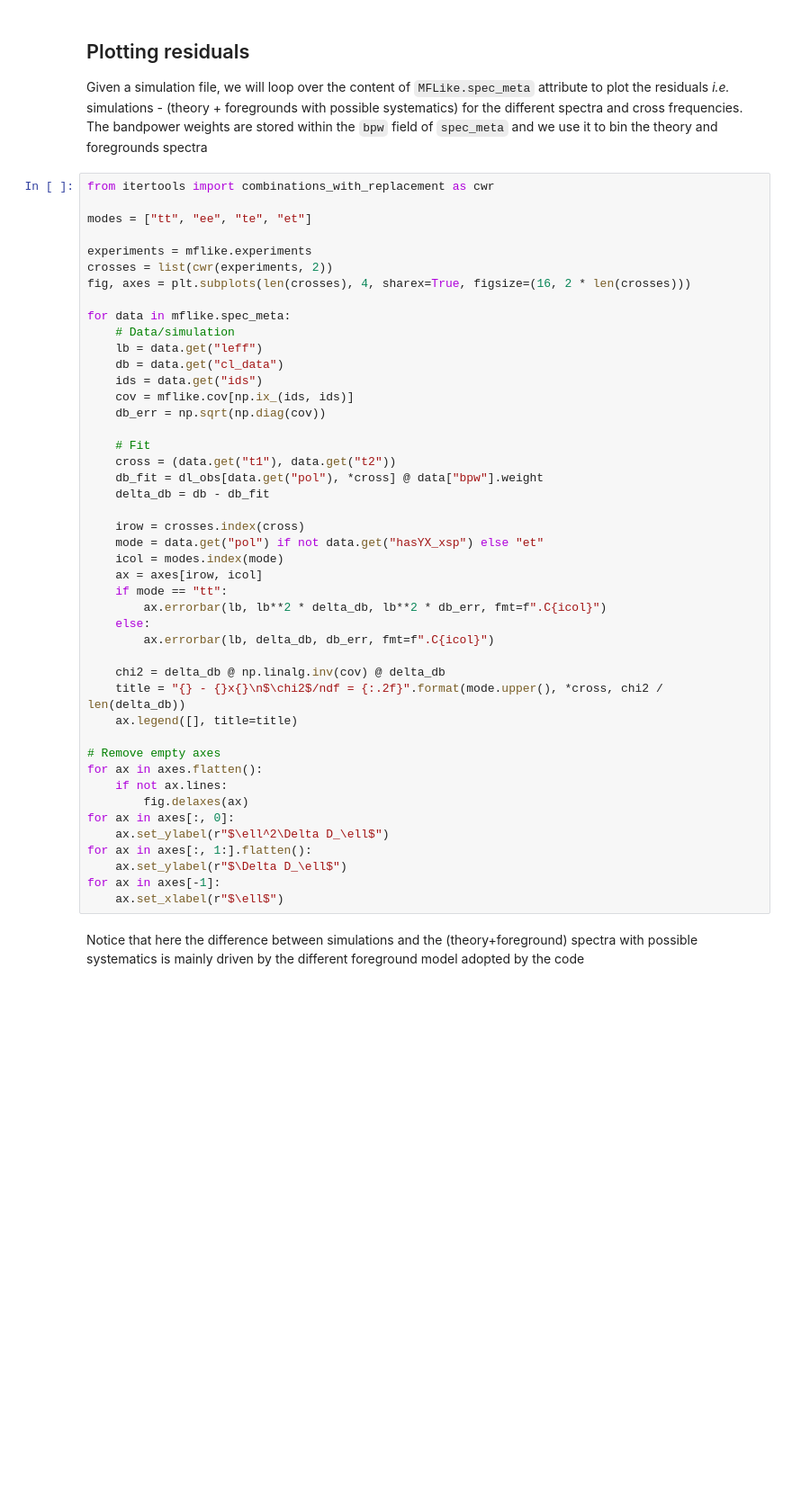
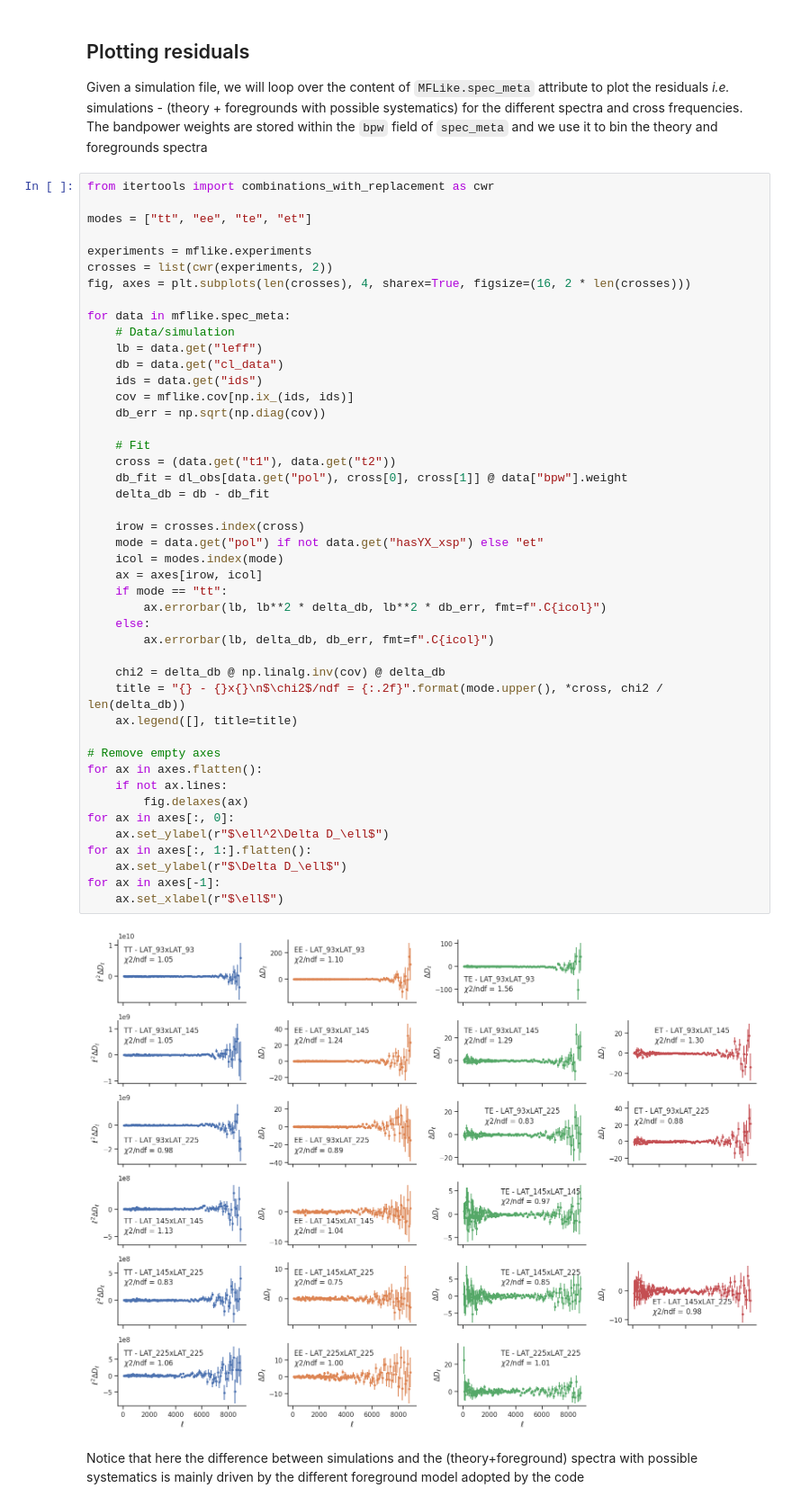
Before and after one commit to simonsobs/LAT_MFLike, a Jupyter notebook: docs/source/notebooks/tutorial_residuals.ipynb, the cells around one changed output. Shown at 90% size. Cells and saved outputs as stored; diff of their text form; blank space fills up the shorter version.

```diff
--- a/docs/source/notebooks/tutorial_residuals.ipynb
+++ b/docs/source/notebooks/tutorial_residuals.ipynb
@@ -124,33 +153,35 @@ for data in mflike.spec_meta:
     cov = mflike.cov[np.ix_(ids, ids)]
     db_err = np.sqrt(np.diag(cov))
 
     # Fit
     cross = (data.get("t1"), data.get("t2"))
-    db_fit = dl_obs[data.get("pol"), *cross] @ data["bpw"].weight
+    db_fit = dl_obs[data.get("pol"), cross[0], cross[1]] @ data["bpw"].weight
     delta_db = db - db_fit
 
     irow = crosses.index(cross)
     mode = data.get("pol") if not data.get("hasYX_xsp") else "et"
     icol = modes.index(mode)
     ax = axes[irow, icol]
     if mode == "tt":
         ax.errorbar(lb, lb**2 * delta_db, lb**2 * db_err, fmt=f".C{icol}")
     else:
         ax.errorbar(lb, delta_db, db_err, fmt=f".C{icol}")
 
     chi2 = delta_db @ np.linalg.inv(cov) @ delta_db
     title = "{} - {}x{}\n$\chi2$/ndf = {:.2f}".format(mode.upper(), *cross, chi2 / len(delta_db))
     ax.legend([], title=title)
 
 # Remove empty axes
 for ax in axes.flatten():
     if not ax.lines:
         fig.delaxes(ax)
 for ax in axes[:, 0]:
     ax.set_ylabel(r"$\ell^2\Delta D_\ell$")
 for ax in axes[:, 1:].flatten():
     ax.set_ylabel(r"$\Delta D_\ell$")
 for ax in axes[-1]:
     ax.set_xlabel(r"$\ell$")
+# %% [output]
+[figure, added]
 # %% [markdown]
 Notice that here the difference between simulations and the (theory+foreground) spectra with possible systematics is mainly driven by the different foreground model adopted by the code
```
Also changed, not shown: parts of 4 cells of this notebook, 4 other files.
